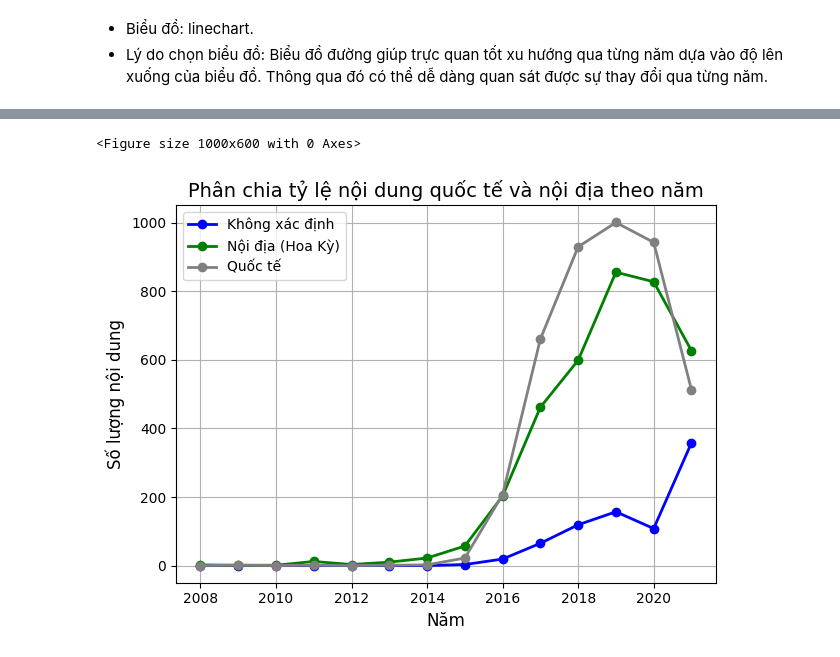
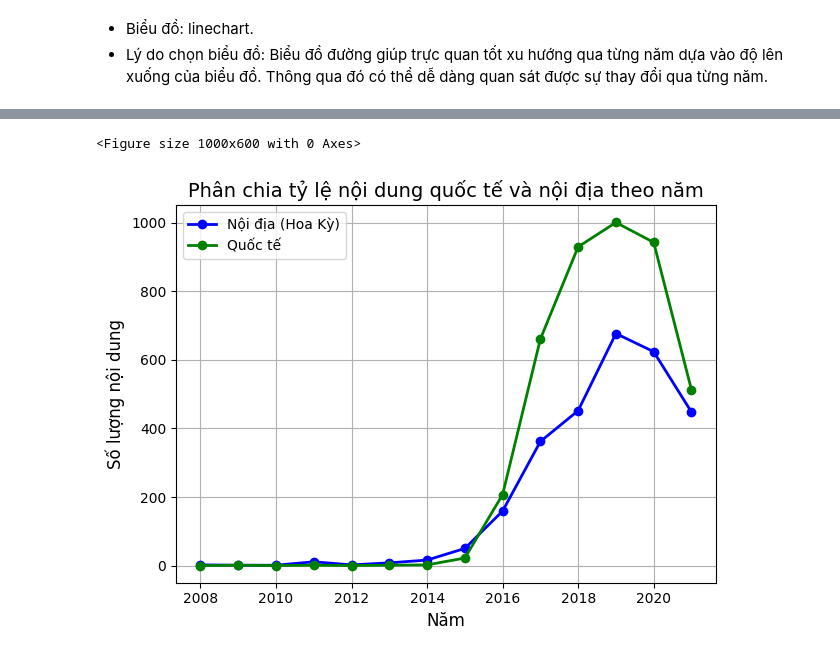
Before and after one commit to kNhung/PDS_FinalProject, a Jupyter notebook: data_questions/kngan_question2.ipynb, the cells around one changed output, grey strips where cells are left out. Cells and saved outputs as stored; diff of their text form; code cells hidden in the pictures.

```diff
--- a/data_questions/kngan_question2.ipynb
+++ b/data_questions/kngan_question2.ipynb
@@ -51,22 +66,14 @@ Name: country, dtype: object
 # %% [markdown]
 One-Hot encoding cho cột `country` để phân tích quốc gia.
 # %%
-# Loại bỏ dấu phẩy thừa và khoảng trắng ở đầu/cuối
 df['country'] = df['country'].str.replace(r',\s*$', '', regex=True)
-
 # Chuyển đổi cột 'country' thành các giá trị one-hot encoding
 listed_in_encoded = df['country'].str.split(', ', expand=True).stack()
-
 # Tạo one-hot encoding cho các quốc gia
 listed_in_encoded = pd.get_dummies(listed_in_encoded)
 listed_in_encoded = listed_in_encoded.drop(columns='UNKNOWN')
-
 # Gộp lại với DataFrame ban đầu
 df = pd.concat([df, listed_in_encoded.groupby(level=0).sum()], axis=1)
-
-# Xóa cột 'country' nếu không còn cần thiết
-df = df.drop(columns='country')
-
 # Kiểm tra kết quả
 df.head()
 # %% [output]
@@ -91,8 +98,8 @@ df.head()
 # %%
 # Kiểm tra từng dòng trong DataFrame để gán giá trị vào 'is_international'
 df['is_international'] = df.apply(
-    lambda row: 'Nội địa (Hoa Kỳ)' if row['United States'] == 1 else
-               ('Quốc tế' if row[list(listed_in_encoded.columns)].sum() > 0 else 'Không xác định'),
+    lambda row: 'Nội địa (Hoa Kỳ)' if (row['United States'] == 1 and row[list(listed_in_encoded.columns)].sum() == 1) else
+               ('Quốc tế' if row['United States'] == 0 and row[list(listed_in_encoded.columns)].sum() > 0 else ('Không xác định' if row[list(listed_in_encoded.columns)].sum() == 0 else 'Hợp tác')),
     axis=1
 )
 
@@ -102,7 +109,10 @@ df['release_year'] = df['date_added'].dt.year
 
 # Đếm số lượng nội dung quốc tế và nội địa theo từng năm
 content_distribution_by_year = df.groupby(['release_year', 'is_international']).size().unstack().fillna(0)
+
 # Vì chưa tổng kết năm 2024 nên ta tạm bỏ qua trong phần tính số lượng này
 content_distribution_by_year = content_distribution_by_year.drop(2024)
-print (content_distribution_by_year)
+
+# In kết quả
+print(content_distribution_by_year)
 # %% [output]
@@ -129,3 +156,7 @@ release_year
 # %% [markdown]
 - Biểu đồ: linechart.
 - Lý do chọn biểu đồ: Biểu đồ đường giúp trực quan tốt xu hướng qua từng năm dựa vào độ lên xuống của biểu đồ. Thông qua đó có thể dễ dàng quan sát được sự thay đổi qua từng năm.
+# %%
+# Thực hiện xoá trong dataframe thống kê số lượng
+domestic_or_international = content_distribution_by_year.drop(['Không xác định','Hợp tác'], axis = 1)
+domestic_or_international
@@ -132,16 +180,15 @@ release_year
 # %%
 # Vẽ biểu đồ
 plt.figure(figsize=(10, 6))
-content_distribution_by_year.plot(kind='line', marker='o', color=['blue', 'green', 'gray'], linewidth=2)
-
+domestic_or_international.plot(kind='line', marker='o', color=['blue', 'green'], linewidth=2)
 # Đặt tiêu đề và nhãn cho biểu đồ
 plt.title('Phân chia tỷ lệ nội dung quốc tế và nội địa theo năm', fontsize=14)
 plt.xlabel('Năm', fontsize=12)
 plt.ylabel('Số lượng nội dung', fontsize=12)
-plt.legend(['Không xác định', 'Nội địa (Hoa Kỳ)', 'Quốc tế'], loc='upper left')
+plt.legend(['Nội địa (Hoa Kỳ)', 'Quốc tế'], loc='upper left')
 plt.grid(True)
 plt.tight_layout()
 plt.show()
 # %% [output]
 <Figure size 1000x600 with 0 Axes>
-[figure, old version]
+[figure, new version]
```
Also changed, not shown: parts of 37 cells of this notebook.
